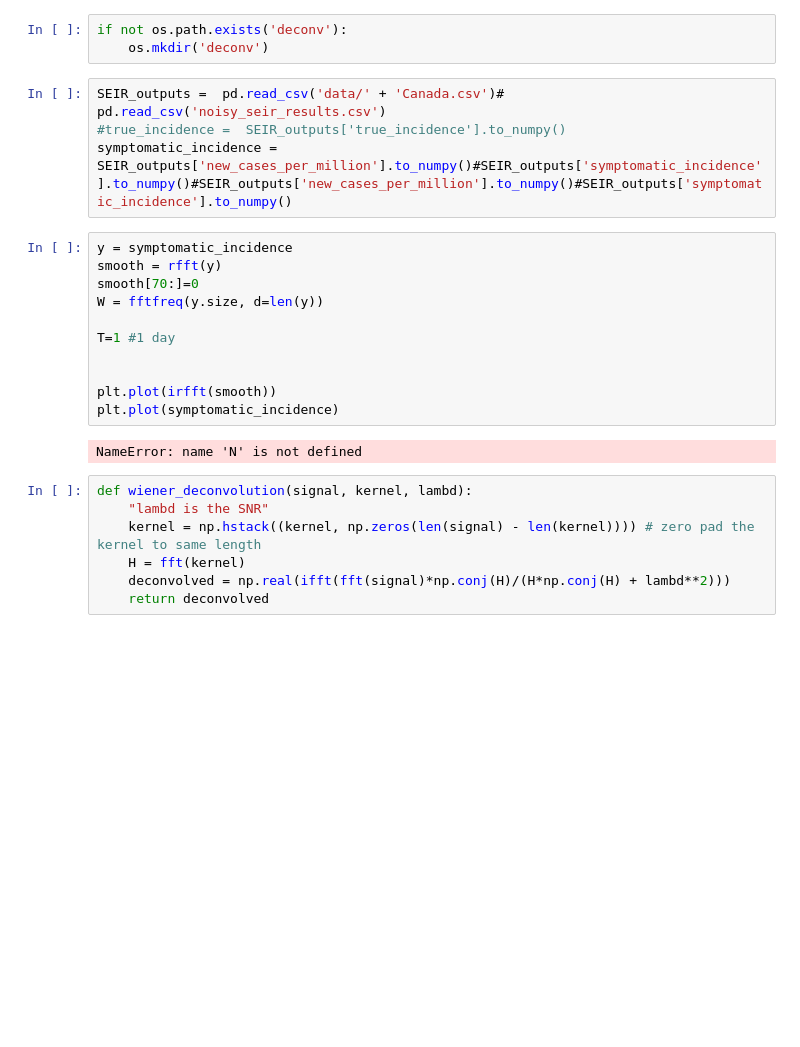
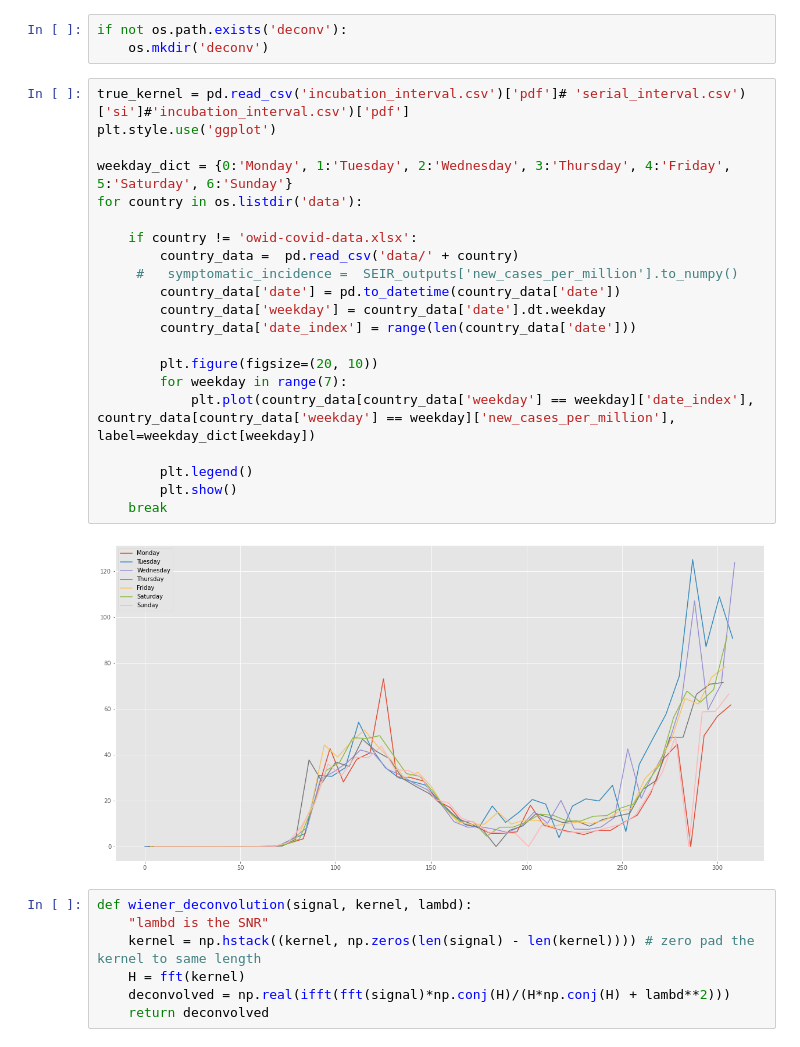
Before and after one commit to Apeirogons/rt_estimation_thesis, a Jupyter notebook: shifts_real_data/convolution_estimation_seir_noisy.ipynb, the cells around one changed output. Saved outputs shown, nothing was run; the diff lists cells and outputs as text; blank space fills up the shorter version.

```diff
--- a/shifts_real_data/convolution_estimation_seir_noisy.ipynb
+++ b/shifts_real_data/convolution_estimation_seir_noisy.ipynb
@@ -10,23 +10,29 @@ import skfda
 # %%
 if not os.path.exists('deconv'):
     os.mkdir('deconv')
-# %%
-SEIR_outputs =  pd.read_csv('data/' + 'Canada.csv')# pd.read_csv('noisy_seir_results.csv')
-#true_incidence =  SEIR_outputs['true_incidence'].to_numpy()
-symptomatic_incidence =  SEIR_outputs['new_cases_per_million'].to_numpy()#SEIR_outputs['symptomatic_incidence'].to_numpy()#SEIR_outputs['new_cases_per_million'].to_numpy()#SEIR_outputs['symptomatic_incidence'].to_numpy()
-# %%
-y = symptomatic_incidence
-smooth = rfft(y)
-smooth[70:]=0
-W = fftfreq(y.size, d=len(y))
-
-T=1 #1 day
-
-
-plt.plot(irfft(smooth))
-plt.plot(symptomatic_incidence)
-# %% [output]
-NameError: name 'N' is not defined
+# %%
+true_kernel = pd.read_csv('incubation_interval.csv')['pdf']# 'serial_interval.csv')['si']#'incubation_interval.csv')['pdf']
+plt.style.use('ggplot')
+
+weekday_dict = {0:'Monday', 1:'Tuesday', 2:'Wednesday', 3:'Thursday', 4:'Friday', 5:'Saturday', 6:'Sunday'}
+for country in os.listdir('data'):
+
+    if country != 'owid-covid-data.xlsx':
+        country_data =  pd.read_csv('data/' + country)
+     #   symptomatic_incidence =  SEIR_outputs['new_cases_per_million'].to_numpy()
+        country_data['date'] = pd.to_datetime(country_data['date'])
+        country_data['weekday'] = country_data['date'].dt.weekday
+        country_data['date_index'] = range(len(country_data['date']))
+
+        plt.figure(figsize=(20, 10))
+        for weekday in range(7):
+            plt.plot(country_data[country_data['weekday'] == weekday]['date_index'], country_data[country_data['weekday'] == weekday]['new_cases_per_million'], label=weekday_dict[weekday])
+
+        plt.legend()
+        plt.show()
+    break
+# %% [output]
+[figure, added]
 # %%
 def wiener_deconvolution(signal, kernel, lambd):
 	"lambd is the SNR"
```
Also changed, not shown: parts of 4 cells of this notebook, 7 other files.
